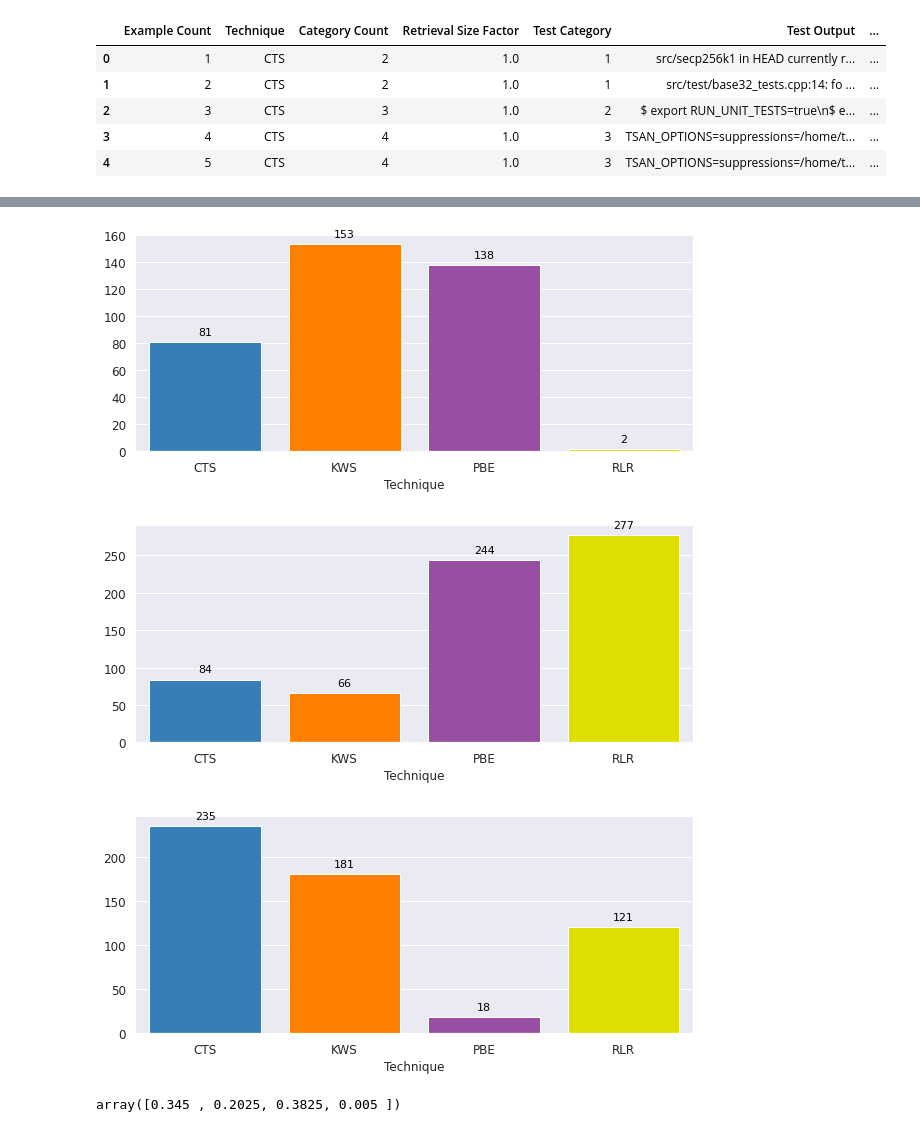
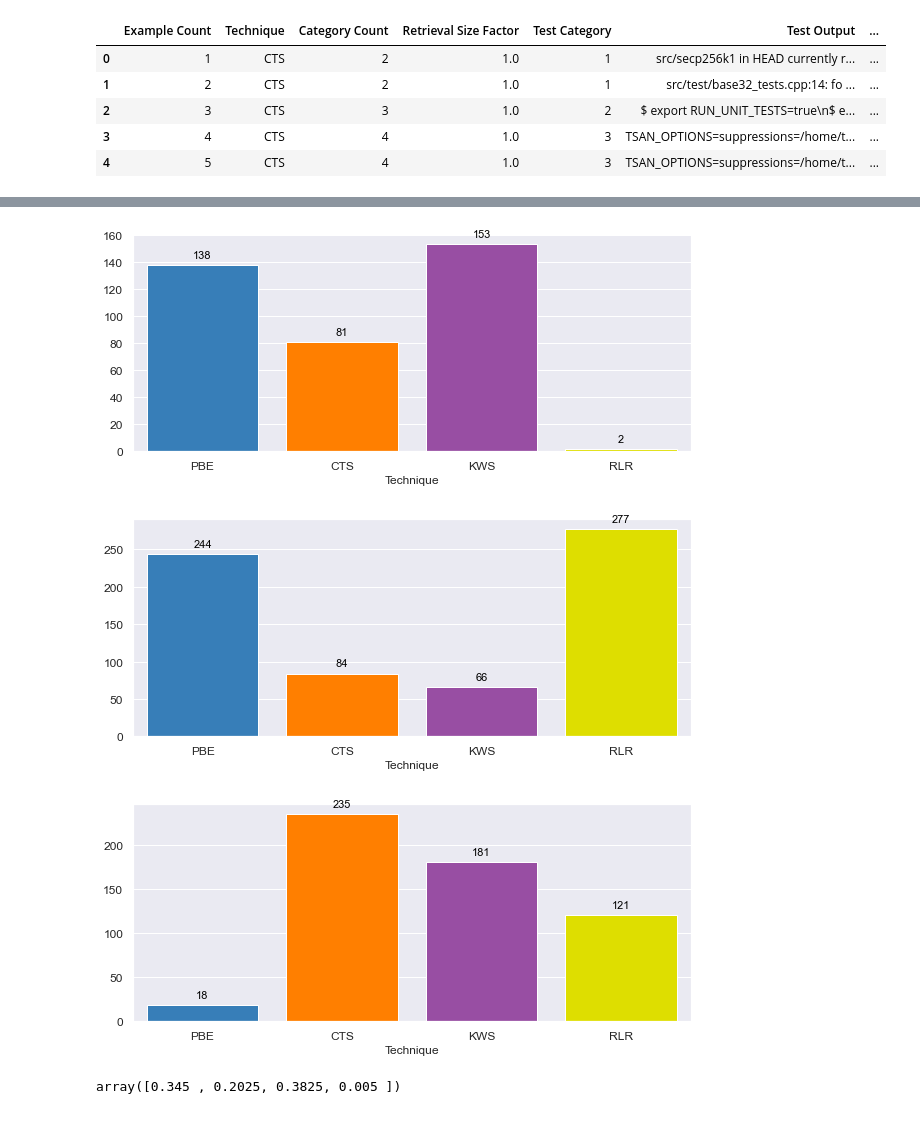
Before and after one commit to lacinoire/master-thesis, a Jupyter notebook: evaluation/results/big_study_data_analysis.ipynb, the cells around one changed output, grey strips where cells are left out. Cells and saved outputs as stored; diff of their text form; code cells hidden in the pictures.

```diff
--- a/evaluation/results/big_study_data_analysis.ipynb
+++ b/evaluation/results/big_study_data_analysis.ipynb
@@ -55,4 +55,4 @@ def process_fig(ax, name, technique, int_annotation, hue_title, labels=[], fonts
     plt.show()
     ax.clear()
 # %%
-plt.rcParams.keys()
+#plt.rcParams.keys()
@@ -77,5 +59,5 @@ KeysView(RcParams({'_internal.classic_mode': False,
 # %%
-techniques = ['CTS', 'KWS', 'PBE', 'RLR']
+techniques = ['PBE', 'CTS', 'KWS', 'RLR']
 bool_order = [True, False]
 pr_labels= ['Precision', 'Recall', 'F1-Score']
 # %%
@@ -512,21 +417,24 @@ Name: 71, dtype: object
 # %%
 ax = sns.countplot(x='Technique', data=result[result['Recall'] == 1],
-                   palette=['#377eb8', '#ff7f00', '#984ea3', '#dede00'], saturation=1)
+                   palette=['#377eb8', '#ff7f00', '#984ea3', '#dede00'], saturation=1,
+                  order=techniques)
 process_fig(ax, 'recall-one', 'all', True, '')
 # %% [output]
-[figure, old version]
+[figure, new version]
 # %%
 ax = sns.countplot(x='Technique', data=result[result['Recall'] == 0],
-                   palette=['#377eb8', '#ff7f00', '#984ea3', '#dede00'], saturation=1)
+                   palette=['#377eb8', '#ff7f00', '#984ea3', '#dede00'], saturation=1,
+                  order=techniques)
 process_fig(ax, 'recall-zero', 'all', True, '')
 # %% [output]
-[figure, old version]
+[figure, new version]
 # %%
 ax = sns.countplot(x='Technique', data=result[(result['Recall'] != 1) & (result['Recall'] != 0)],
-                   palette=['#377eb8', '#ff7f00', '#984ea3', '#dede00'], saturation=1)
+                   palette=['#377eb8', '#ff7f00', '#984ea3', '#dede00'], saturation=1,
+                  order=techniques)
 process_fig(ax, 'recall-notonenotzero', 'all', True, '')
 # %% [output]
-[figure, old version]
+[figure, new version]
 # %%
 # all
 np.array([138, 81, 153, 2]) / 400
```
Also changed, not shown: parts of 32 cells of this notebook, 51 other files.
